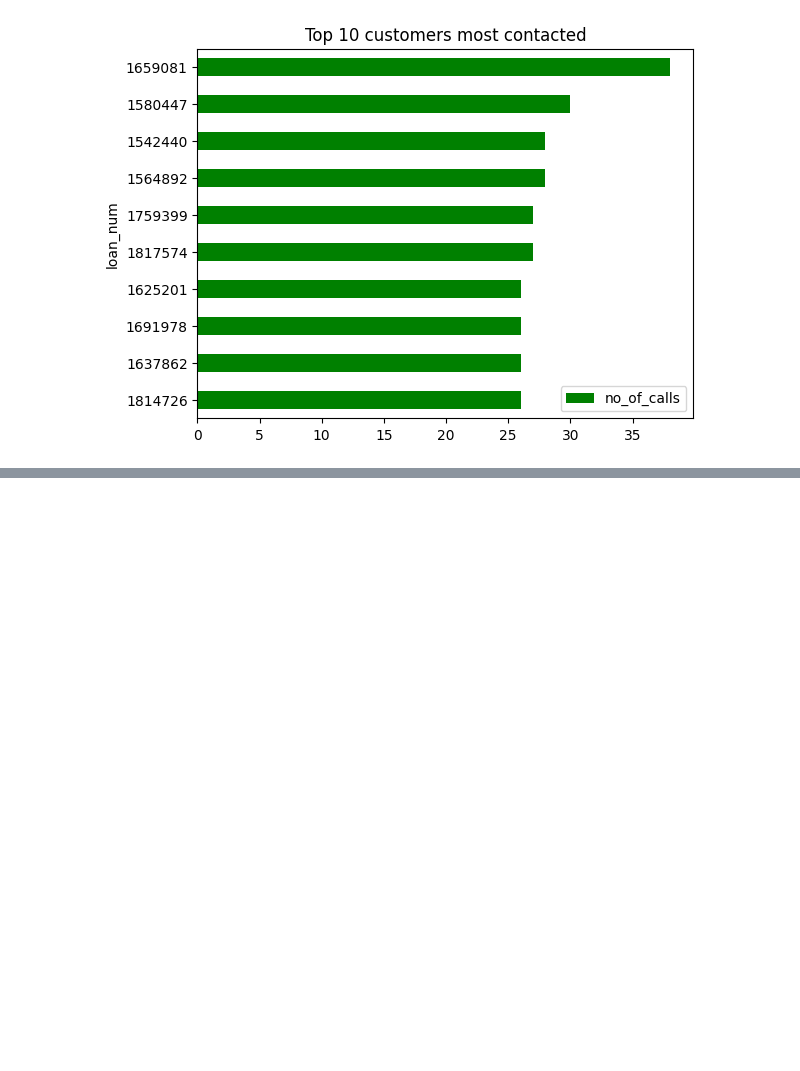
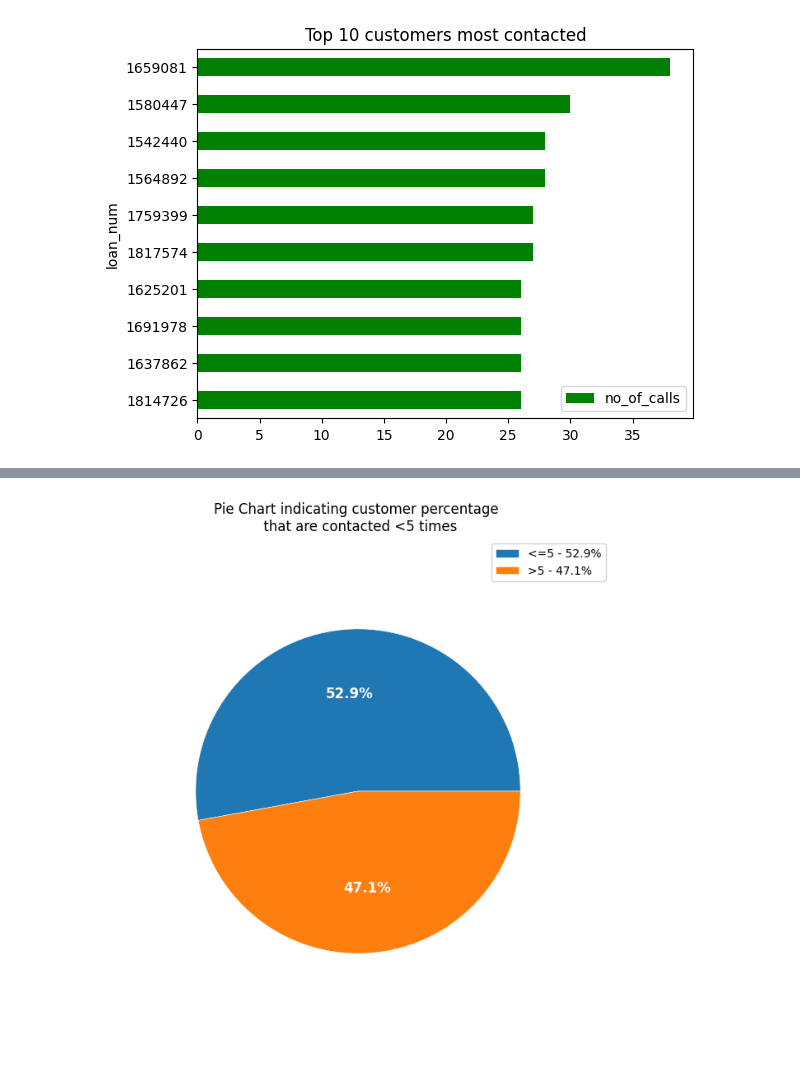
Before and after one commit to imTheDevil/loans-data-analysis, a Jupyter notebook: visualizations.ipynb, the cells around one changed output, grey strips where cells are left out. Saved outputs shown, nothing was run; the diff lists cells and outputs as text; code cells hidden in the pictures; blank space fills up the shorter version.

Commit message:
Added a few more visualizations

```diff
--- a/visualizations.ipynb
+++ b/visualizations.ipynb
@@ -231,0 +209,20 @@ q8.plot.barh(x='loan_num', y='no_of_calls',
+# %%
+#Q8c [Checkout Q8a and Q8b too]
+#Pie chart for "Customers who are contacted <5times"
+x = np.char.array(list(q8c['num_calls']))
+y = np.array(list(q8c['num_of_customers']))
+percent = 100*y/y.sum()
+labels = ['{0} - {1:1.1f}%'.format(i,j) for i,j in zip(x, percent)]
+fig, ax = plt.subplots(figsize=(8,8))
+patches, texts, pcts = ax.pie(x=y,
+                              radius=0.8,
+                              autopct = '%1.1f%%',
+                              wedgeprops = {'linewidth':.4, 'edgecolor':'white'},
+                              textprops = {'size':'large'}
+                             )
+plt.setp(pcts, color='white', fontweight='bold')#styling only percentage values
+ax.legend(patches, labels, loc="upper right")
+ax.set_title("Pie Chart indicating customer percentage \n that are contacted <5 times")
+plt.show()
+# %% [output]
+[figure, added]
```
Also changed, not shown: parts of 10 cells of this notebook.
